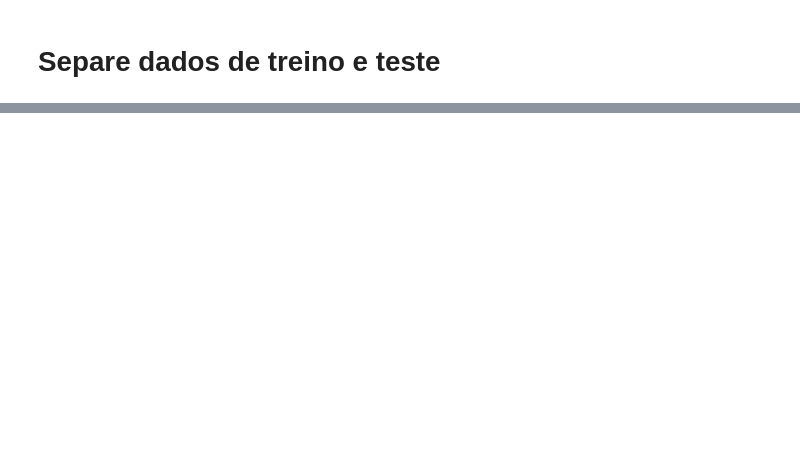
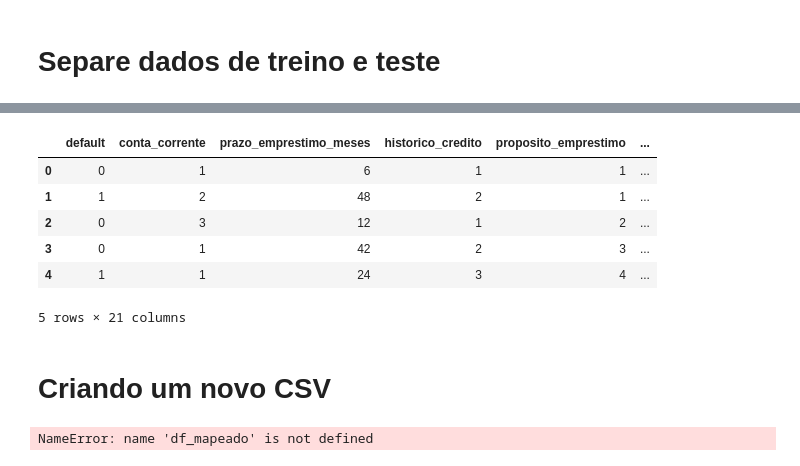
Before and after one commit to LeoSousaJesus/credit_scoring_anacondabank, a Jupyter notebook: aula_03.ipynb, the cells around one changed output, grey strips where cells are left out. Cells and saved outputs as stored; diff of their text form; code cells hidden in the pictures; blank space fills up the shorter version.

```diff
--- a/aula_03.ipynb
+++ b/aula_03.ipynb
@@ -164,0 +383,51 @@ X_train, X_test, y_train, y_test = train_test_split(X,y,test_size=0.30,random_st
+# %%
+df_transformado['propriedade'].unique()
+dict_cc_prop = {
+    'real estate': 1,
+    'if not A121 : building society savings agreement/ life insurance': 2,
+    'unknown / no property': 3,
+    'if not A121/A122 : car or other, not in attribute 6': 4
+}
+
+
+df_transformado['propriedade'] = df_transformado['propriedade'].map(dict_cc_prop)
+# %%
+df_transformado['tipo_residencia'].unique()
+
+
+dict_res = {
+    'own':1,
+    'for free':2,
+    'rent':3,
+}
+
+df_transformado['tipo_residencia'] = df_transformado['tipo_residencia'].map(dict_res)
+# %%
+df_transformado['status_emprego'].unique()
+
+dict_status = {
+    'skilled employee / official':1,
+    'unskilled - resident':2,
+    'management/ self-employed/ highly qualified employee/ officer':3,
+    'unemployed/ unskilled - non-resident':4
+}
+
+
+df_transformado['status_emprego'] = df_transformado['status_emprego'].map(dict_status)
+# %%
+df_transformado.head()
+# %% [output]
+|  | default | conta_corrente | prazo_emprestimo_meses | historico_credito | proposito_emprestimo | ... |
+| 0 | 0 | 1 | 6 | 1 | 1 | ... |
+| 1 | 1 | 2 | 48 | 2 | 1 | ... |
+| 2 | 0 | 3 | 12 | 1 | 2 | ... |
+| 3 | 0 | 1 | 42 | 2 | 3 | ... |
+| 4 | 1 | 1 | 24 | 3 | 4 | ... |
+5 rows × 21 columns
+# %% [markdown]
+# Criando um novo CSV
+# %%
+# para se resguardar de todo o seu trabalho crie um novo .csv 4 index=False, evite que o indice seja
+df_mapeado.to_csv('dataset/df_mapeado.csv', index=False)
+# %% [output]
+NameError: name 'df_mapeado' is not defined
```
Also changed, not shown: parts of 26 cells of this notebook, 1 other file.
